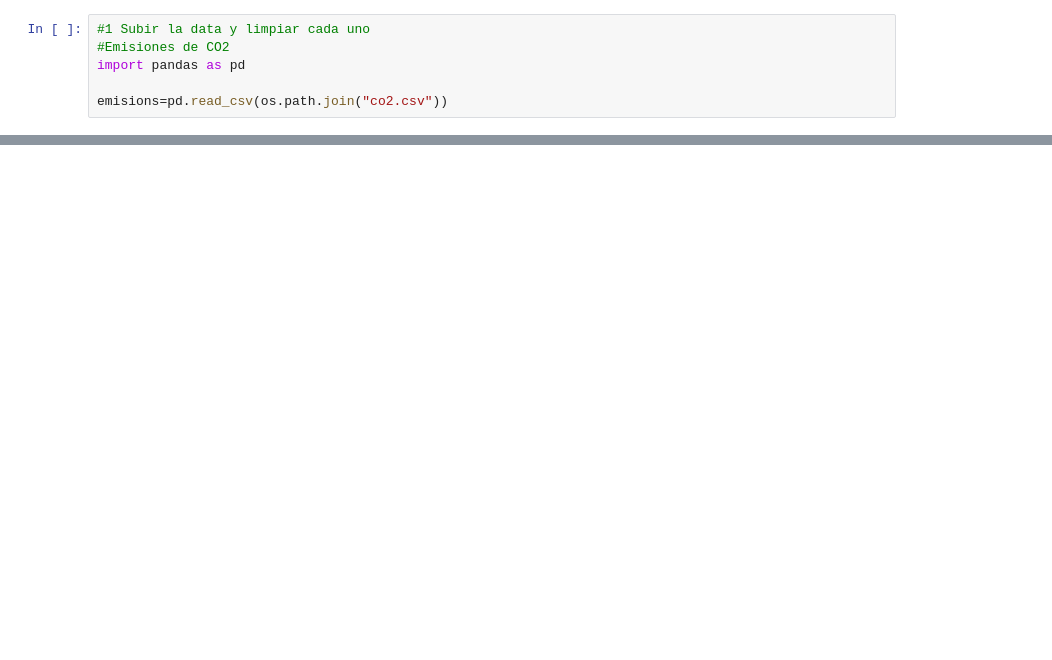
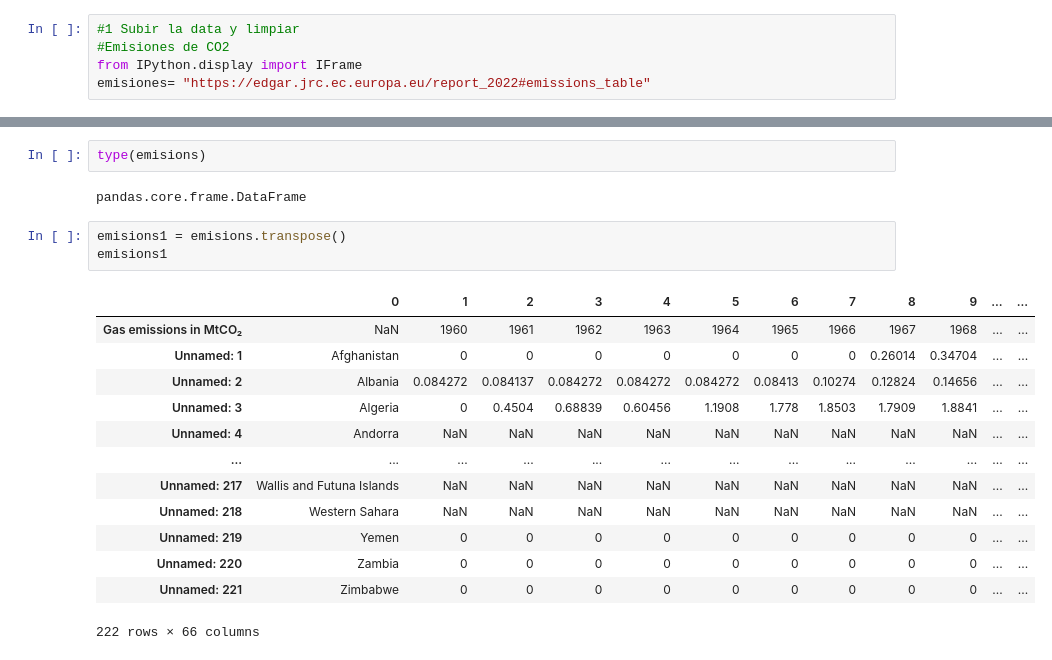
Before and after one commit to Pucp-Quintana/Evaluacion-1-, a Jupyter notebook: Untitled.ipynb, the cells around one changed output, grey strips where cells are left out. Drawn from its saved outputs; the diff is of its cells as text; blank space fills up the shorter version.

```diff
--- a/Untitled.ipynb
+++ b/Untitled.ipynb
@@ -4,8 +4,7 @@
 #Temperatura mundial = https://climatedata.imf.org/pages/climatechange-data
 #Tasa de mortalidad materna = https://datos.bancomundial.org/indicador/SH.STA.MMRT
 # %%
-#1 Subir la data y limpiar cada uno
+#1 Subir la data y limpiar
 #Emisiones de CO2
-import pandas as pd
-
-emisions=pd.read_csv(os.path.join("co2.csv"))
+from IPython.display import IFrame
+emisiones= "https://edgar.jrc.ec.europa.eu/report_2022#emissions_table"
@@ -15,0 +43,21 @@ type(emisiones)
+# %%
+type(emisions)
+# %% [output]
+pandas.core.frame.DataFrame
+# %%
+emisions1 = emisions.transpose()
+emisions1
+# %% [output]
+|  | 0 | 1 | 2 | 3 | 4 | 5 | 6 | 7 | 8 | 9 | ... | ... |
+| Gas emissions in MtCO₂ | NaN | 1960 | 1961 | 1962 | 1963 | 1964 | 1965 | 1966 | 1967 | 1968 | ... | ... |
+| Unnamed: 1 | Afghanistan | 0 | 0 | 0 | 0 | 0 | 0 | 0 | 0.26014 | 0.34704 | ... | ... |
+| Unnamed: 2 | Albania | 0.084272 | 0.084137 | 0.084272 | 0.084272 | 0.084272 | 0.08413 | 0.10274 | 0.12824 | 0.14656 | ... | ... |
+| Unnamed: 3 | Algeria | 0 | 0.4504 | 0.68839 | 0.60456 | 1.1908 | 1.778 | 1.8503 | 1.7909 | 1.8841 | ... | ... |
+| Unnamed: 4 | Andorra | NaN | NaN | NaN | NaN | NaN | NaN | NaN | NaN | NaN | ... | ... |
+| ... | ... | ... | ... | ... | ... | ... | ... | ... | ... | ... | ... | ... |
+| Unnamed: 217 | Wallis and Futuna Islands | NaN | NaN | NaN | NaN | NaN | NaN | NaN | NaN | NaN | ... | ... |
+| Unnamed: 218 | Western Sahara | NaN | NaN | NaN | NaN | NaN | NaN | NaN | NaN | NaN | ... | ... |
+| Unnamed: 219 | Yemen | 0 | 0 | 0 | 0 | 0 | 0 | 0 | 0 | 0 | ... | ... |
+| Unnamed: 220 | Zambia | 0 | 0 | 0 | 0 | 0 | 0 | 0 | 0 | 0 | ... | ... |
+| Unnamed: 221 | Zimbabwe | 0 | 0 | 0 | 0 | 0 | 0 | 0 | 0 | 0 | ... | ... |
+222 rows × 66 columns
```
Also changed, not shown: parts of 11 cells of this notebook.
